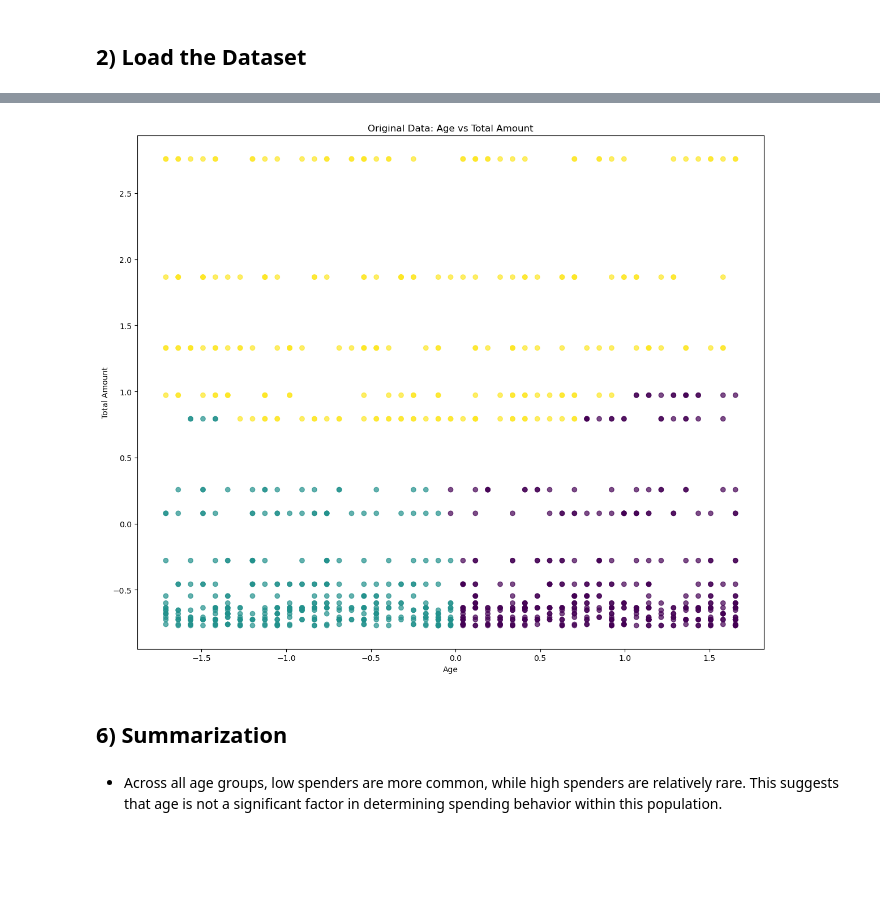
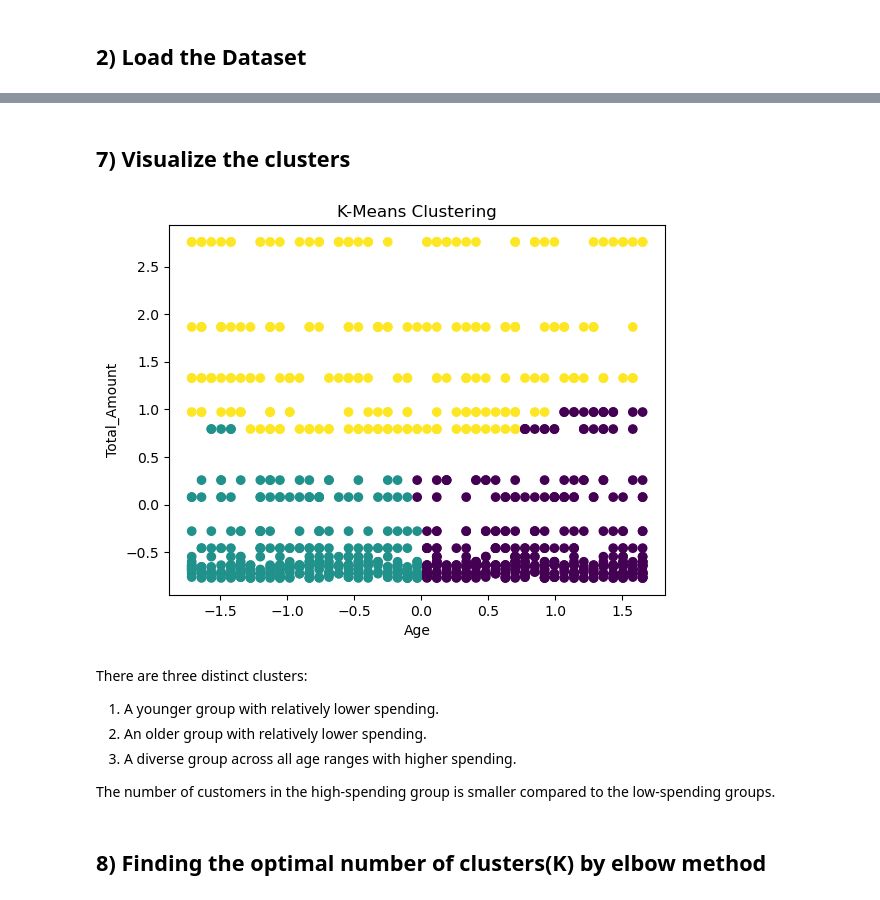
Before and after one commit to AbrahimSA/Retail_Sales, a Jupyter notebook: 3_segmentation_age_totalamount.ipynb, the cells around one changed output, grey strips where cells are left out. Drawn from its saved outputs; the diff is of its cells as text; code cells hidden in the pictures; blank space fills up the shorter version.

```diff
--- a/3_segmentation_age_totalamount.ipynb
+++ b/3_segmentation_age_totalamount.ipynb
@@ -154,12 +120,24 @@ print(clustered_retail_df)
 999  0.410104     -0.600303        0
 
 [1000 rows x 3 columns]
-# %%
-# Use the helper function to plot scatter plots without coloring by cluster labels
-plot_feature_pairs(X, feature_names,  color_labels=clustered_retail_df['Cluster'], title_prefix='Original Data: ')
-# %% [output]
-[figure, removed]
-# %% [markdown]
-## 6) Summarization
-# %% [markdown]
-* Across all age groups, low spenders are more common, while high spenders are relatively rare. This suggests that age is not a significant factor in determining spending behavior within this population.
+# %% [markdown]
+## 7) Visualize the clusters
+# %%
+# Plot the clusters
+plt.scatter(clustered_retail_df['Age'], clustered_retail_df['Total_Amount'], c=clustered_retail_df['Cluster'])
+plt.xlabel('Age')
+plt.ylabel('Total_Amount')
+plt.title('K-Means Clustering')
+plt.show()
+# %% [output]
+[figure, added]
+# %% [markdown]
+There are three distinct clusters:
+
+1. A younger group with relatively lower spending.
+2. An  older group with relatively lower spending.
+3. A diverse group across all age ranges with higher spending.
+
+The number of customers in the high-spending group is smaller compared to the low-spending groups.
+# %% [markdown]
+## 8) Finding the optimal number of clusters(K) by elbow method
```
Also changed, not shown: parts of 18 cells of this notebook.
